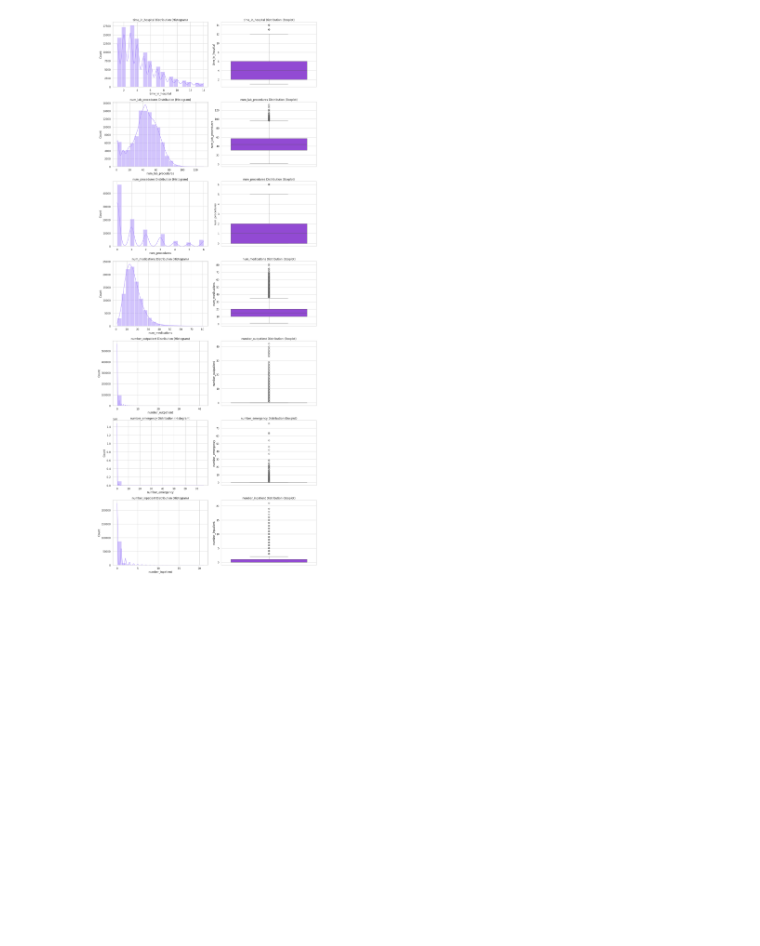
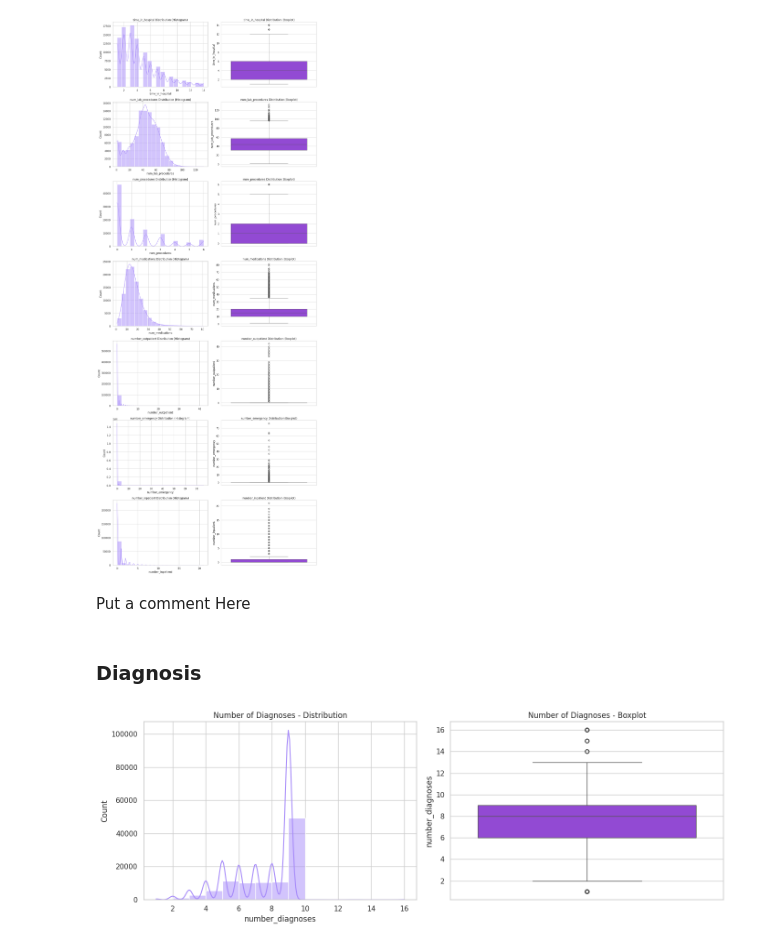
Before and after one commit to Kavithma-Dharmathilake/BIS_Assignment_Data_Analytics_Process_and_Interpretation, a Jupyter notebook: Notebook_file.ipynb, the cells around one changed output. Saved outputs shown, nothing was run; the diff lists cells and outputs as text; code cells hidden in the pictures; blank space fills up the shorter version.

```diff
--- a/Notebook_file.ipynb
+++ b/Notebook_file.ipynb
@@ -877,3 +891,29 @@ Passing `palette` without assigning `hue` is deprecated and will be removed in v
   sns.countplot(data=df, x=col, ax=ax, palette="Purples")
 [figure]
 [figure]
+# %% [markdown]
+Put a comment Here
+# %% [markdown]
+### Diagnosis
+# %%
+import matplotlib.pyplot as plt
+import seaborn as sns
+
+sns.set(style="whitegrid")
+
+fig, axes = plt.subplots(1, 2, figsize=(14,5))
+
+# Histogram
+sns.histplot(df['number_diagnoses'], bins=15, kde=True, color="#A78BFA", ax=axes[0])
+axes[0].set_title("Number of Diagnoses - Distribution")
+axes[0].set_xlabel("number_diagnoses")
+axes[0].set_ylabel("Count")
+
+# Boxplot
+sns.boxplot(y=df['number_diagnoses'], color="#9333EA", ax=axes[1])
+axes[1].set_title("Number of Diagnoses - Boxplot")
+
+plt.tight_layout()
+plt.show()
+# %% [output]
+[figure, added]
```
Also changed, not shown: parts of 20 cells of this notebook.
